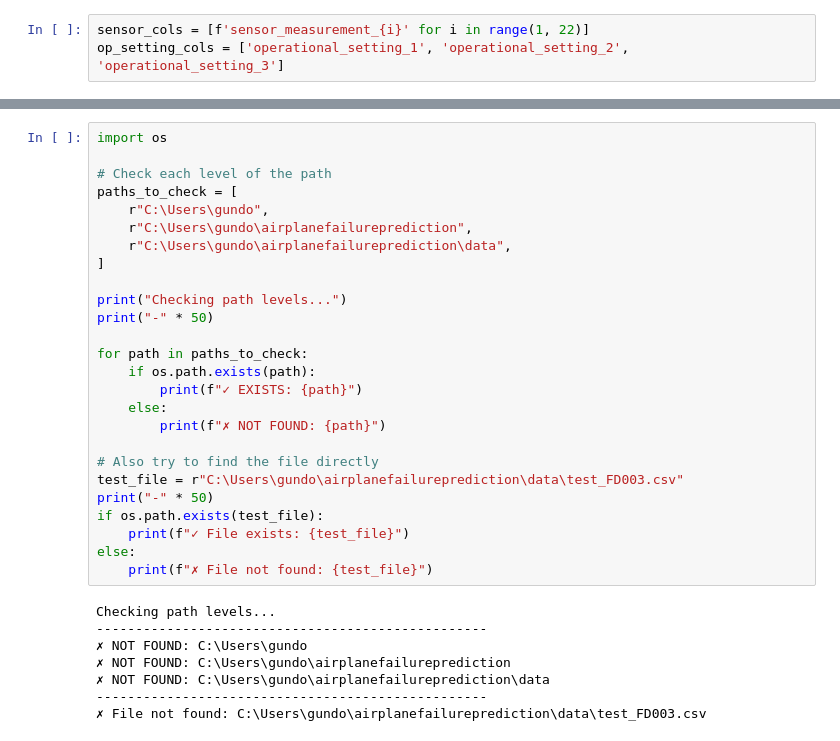
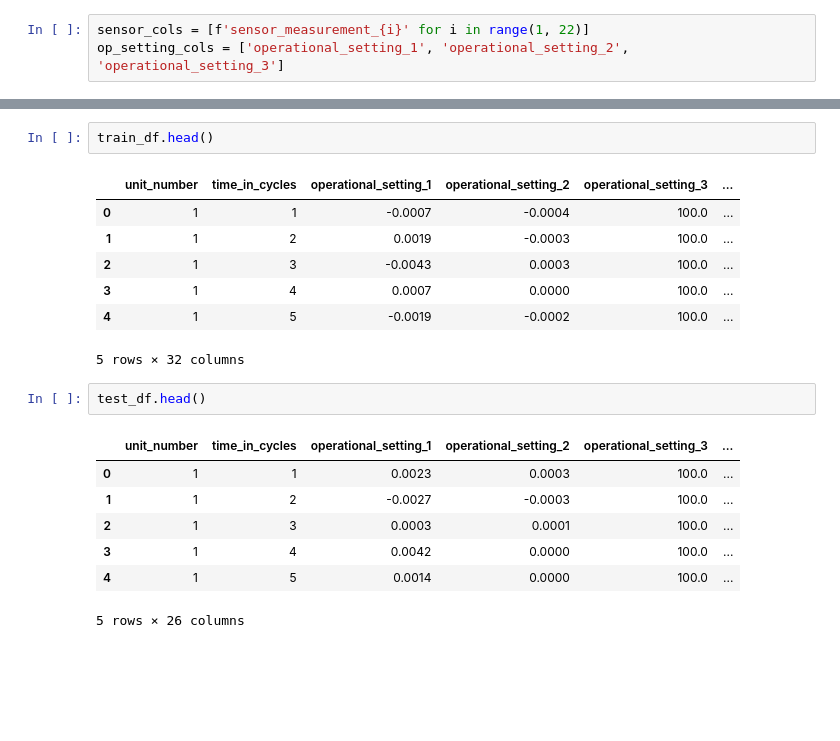
Before and after one commit to dcangundogan/airplanefailureprediction, a Jupyter notebook: dae.ipynb, the cells around one changed output, grey strips where cells are left out. Drawn from its saved outputs; the diff is of its cells as text; blank space fills up the shorter version.

```diff
--- a/dae.ipynb
+++ b/dae.ipynb
@@ -606,34 +523,20 @@ else:
-# %%
-import os
-
-# Check each level of the path
-paths_to_check = [
-    r"C:\Users\gundo",
-    r"C:\Users\gundo\airplanefailureprediction",
-    r"C:\Users\gundo\airplanefailureprediction\data",
-]
-
-print("Checking path levels...")
-print("-" * 50)
-
-for path in paths_to_check:
-    if os.path.exists(path):
-        print(f"✓ EXISTS: {path}")
-    else:
-        print(f"✗ NOT FOUND: {path}")
-
-# Also try to find the file directly
-test_file = r"C:\Users\gundo\airplanefailureprediction\data\test_FD003.csv"
-print("-" * 50)
-if os.path.exists(test_file):
-    print(f"✓ File exists: {test_file}")
-else:
-    print(f"✗ File not found: {test_file}")
-# %% [output]
-Checking path levels...
---------------------------------------------------
-✗ NOT FOUND: C:\Users\gundo
-✗ NOT FOUND: C:\Users\gundo\airplanefailureprediction
-✗ NOT FOUND: C:\Users\gundo\airplanefailureprediction\data
---------------------------------------------------
-✗ File not found: C:\Users\gundo\airplanefailureprediction\data\test_FD003.csv
+# %%
+train_df.head()
+# %% [output]
+|  | unit_number | time_in_cycles | operational_setting_1 | operational_setting_2 | operational_setting_3 | ... |
+| 0 | 1 | 1 | -0.0007 | -0.0004 | 100.0 | ... |
+| 1 | 1 | 2 | 0.0019 | -0.0003 | 100.0 | ... |
+| 2 | 1 | 3 | -0.0043 | 0.0003 | 100.0 | ... |
+| 3 | 1 | 4 | 0.0007 | 0.0000 | 100.0 | ... |
+| 4 | 1 | 5 | -0.0019 | -0.0002 | 100.0 | ... |
+5 rows × 32 columns
+# %%
+test_df.head()
+# %% [output]
+|  | unit_number | time_in_cycles | operational_setting_1 | operational_setting_2 | operational_setting_3 | ... |
+| 0 | 1 | 1 | 0.0023 | 0.0003 | 100.0 | ... |
+| 1 | 1 | 2 | -0.0027 | -0.0003 | 100.0 | ... |
+| 2 | 1 | 3 | 0.0003 | 0.0001 | 100.0 | ... |
+| 3 | 1 | 4 | 0.0042 | 0.0000 | 100.0 | ... |
+| 4 | 1 | 5 | 0.0014 | 0.0000 | 100.0 | ... |
+5 rows × 26 columns
```
Also changed, not shown: parts of 31 cells of this notebook.
